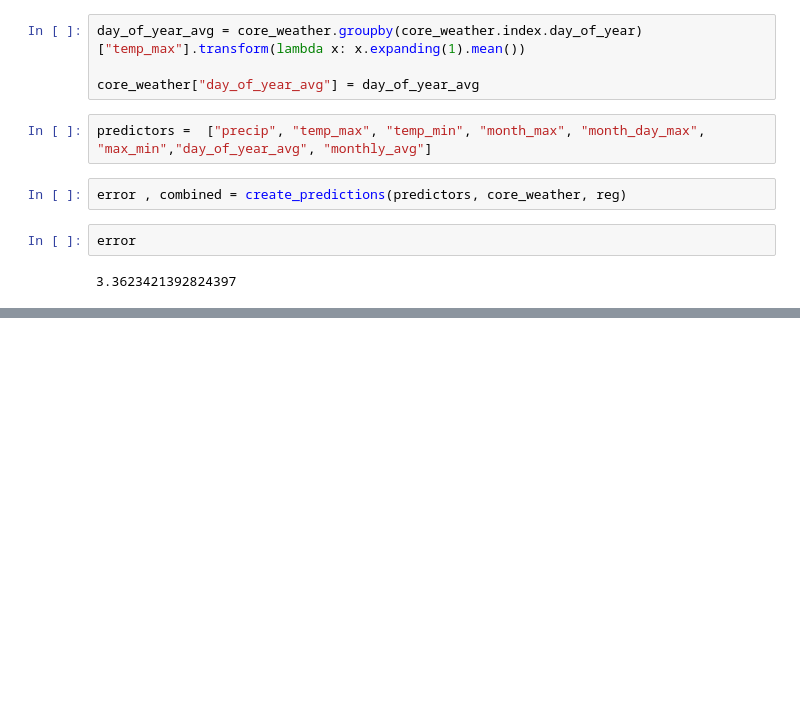
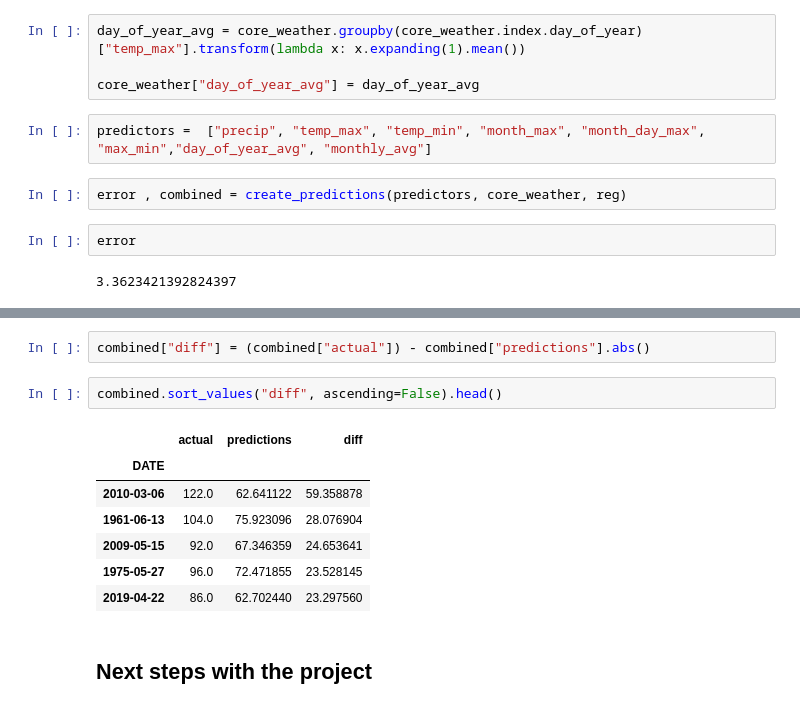
Before and after one commit to ashokrawatt/Weather-Prediction, a Jupyter notebook: weather.ipynb, the cells around one changed output, grey strips where cells are left out. Drawn from its saved outputs; the diff is of its cells as text; blank space fills up the shorter version.

```diff
--- a/weather.ipynb
+++ b/weather.ipynb
@@ -452,0 +473,14 @@ error
+# %%
+combined["diff"] = (combined["actual"]) - combined["predictions"].abs()
+# %%
+combined.sort_values("diff", ascending=False).head()
+# %% [output]
+|  | actual | predictions | diff |
+| DATE |  |  |  |
+| 2010-03-06 | 122.0 | 62.641122 | 59.358878 |
+| 1961-06-13 | 104.0 | 75.923096 | 28.076904 |
+| 2009-05-15 | 92.0 | 67.346359 | 24.653641 |
+| 1975-05-27 | 96.0 | 72.471855 | 23.528145 |
+| 2019-04-22 | 86.0 | 62.702440 | 23.297560 |
+# %% [markdown]
+## Next steps with the project
```
Also changed, not shown: parts of 3 cells of this notebook.
